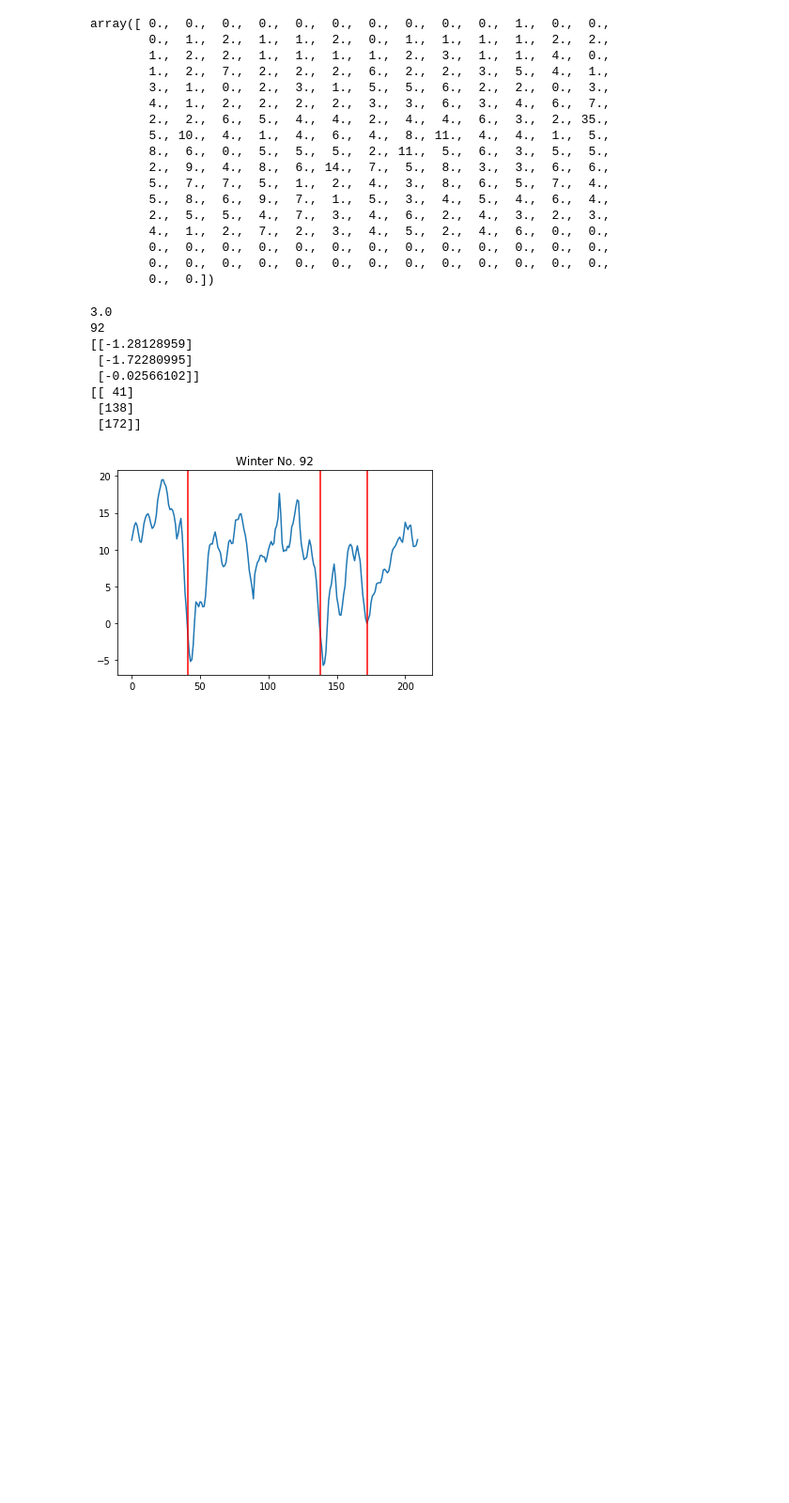
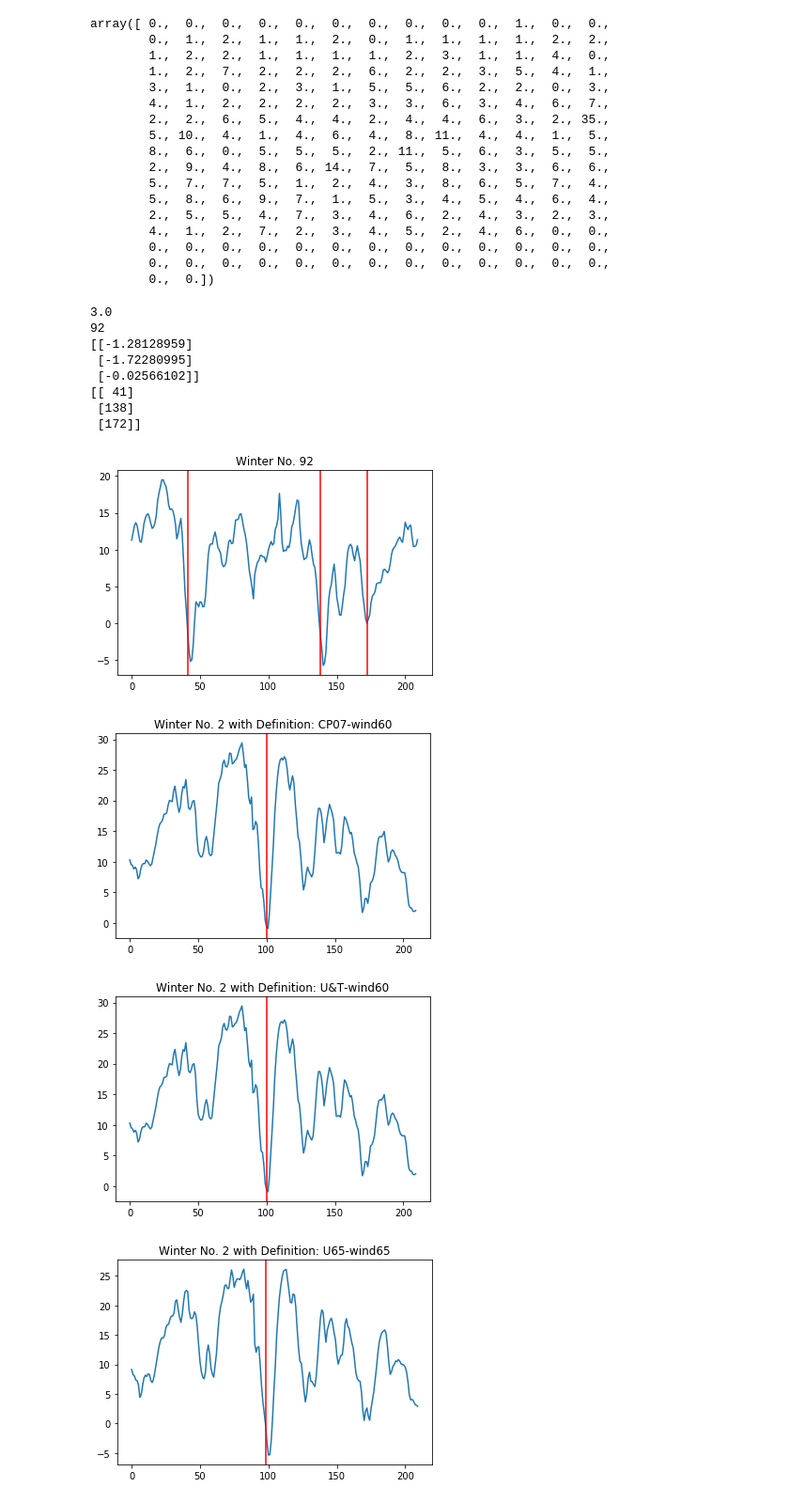
Before and after one commit to mcbuehler/ssw-prediction, a Jupyter notebook: notebooks/timeseries_exploration.ipynb, the cells around one changed output. Shown at 94% size. Cells and saved outputs as stored; diff of their text form; code cells hidden in the pictures; blank space fills up the shorter version.

Commit message:
Added a function to visualize a winter (wind and ssws) to the exploration notebook.

```diff
--- a/notebooks/timeseries_exploration.ipynb
+++ b/notebooks/timeseries_exploration.ipynb
@@ -106,3 +106,27 @@ for ssw in ind:
  [138]
  [172]]
 [figure]
+# %%
+#Function to visualize a winter
+
+def winter_visualization(dat, ind):
+    # A list of indices to look at dat, corresponding to an SSW definition and the data it is looking for.
+    # (i.e CP07 - wind60)
+
+    definition_and_wind_index = [[2,0,"CP07-wind60"],[3,0,"U&T-wind60"],[4,1,"U65-wind65"]]
+
+    for defn_i, ts_i, desc in definition_and_wind_index:
+
+        plt.title("Winter No. {} with Definition: {}".format(ind, desc))
+        plt.plot(dat[ind,ts_i,:])
+        ssw_ind = np.argwhere(dat[ind,defn_i,:] == 1)
+
+        for ssw in ssw_ind:
+            plt.axvline(x=ssw,color='r')
+        plt.show()
+
+winter_visualization(dat,2)
+# %% [output]
+[figure, added]
+[figure, added]
+[figure, added]
```
